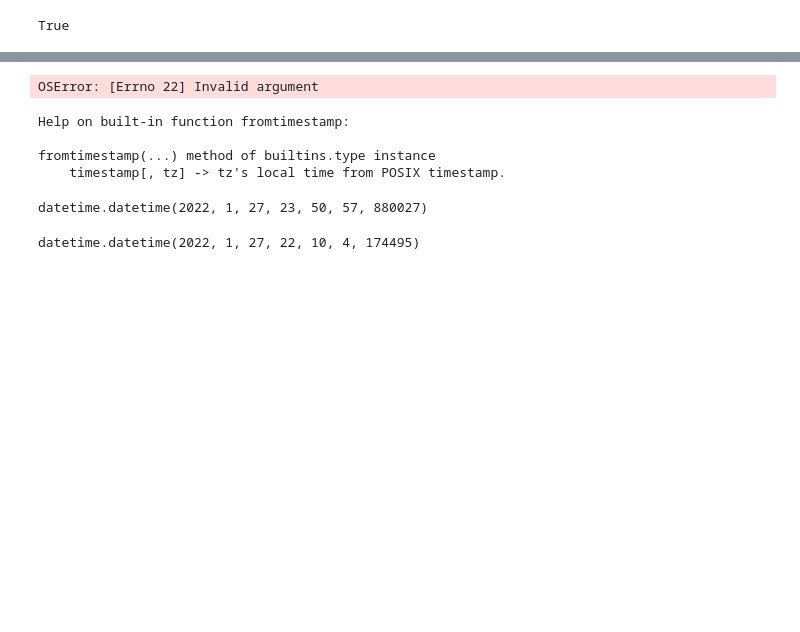
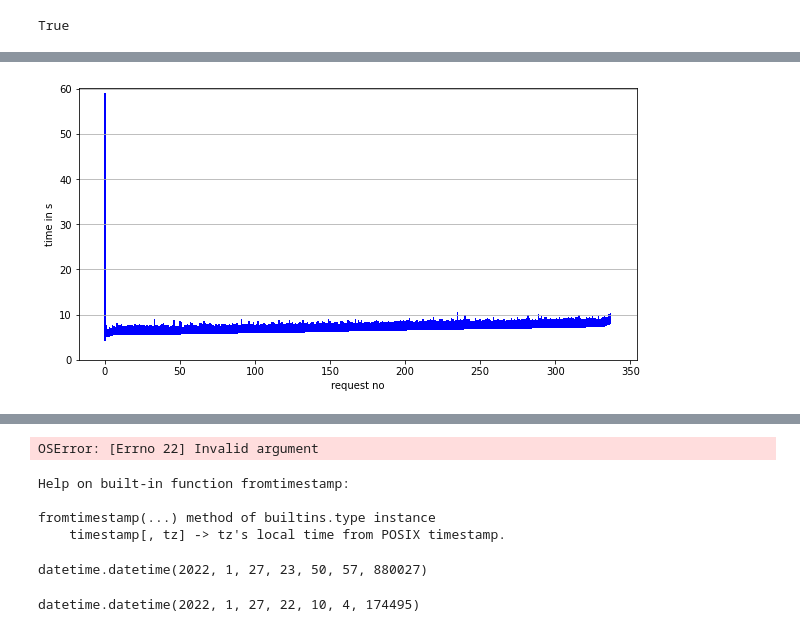
Before and after one commit to tuplex/tuplex, a Jupyter notebook: benchmarks/distributed/notebooks/01_PlottingLambdaInvocation.ipynb, the cells around one changed output, grey strips where cells are left out. Saved outputs shown, nothing was run; the diff lists cells and outputs as text; code cells hidden in the pictures; blank space fills up the shorter version.

```diff
--- a/benchmarks/distributed/notebooks/01_PlottingLambdaInvocation.ipynb
+++ b/benchmarks/distributed/notebooks/01_PlottingLambdaInvocation.ipynb
@@ -32,8 +39,0 @@ data
-# %%
-for task in data['tasks'][0]['invoked_containers']:
-    print(task)
-    start_ts = task['startTimestamp'] / 1e9
-    dead_ts = task['deadlineTimestamp'] / 1e9
-
-    t = dead_ts - start_ts
-    print(t)
@@ -39,0 +86,5 @@ for task in data['tasks'][0]['invoked_containers']:
+# %%
+df = pd.DataFrame(rows)#.reset_index().rename(columns={'index' : 'request'})
+# %%
+# group after uuid and get from there number (asc after start!)
+df = df.sort_values(by=['end'])
@@ -40,3 +107,19 @@ for task in data['tasks'][0]['invoked_containers']:
+# %%
+plt.figure(figsize=(10, 5))
+
+
+pos = 0
+for idx, row in df.sort_values(by=['start']).iterrows():
+    plt.bar(pos, row['duration'], 1, bottom=row['start'], color='blue')
+    pos += 1
+# plt.xticks([0, 1, 2, 3])
+plt.ylim(0, job_duration)
+# plt.x
+plt.ylabel('time in s')
+plt.xlabel('request no')
+plt.grid(axis='y')
+# %% [output]
+[figure, added]
 # %%
 data['tasks'][0]['invoked_containers']
 # %% [output]
```
Also changed, not shown: parts of 11 cells of this notebook, 5 other files.
